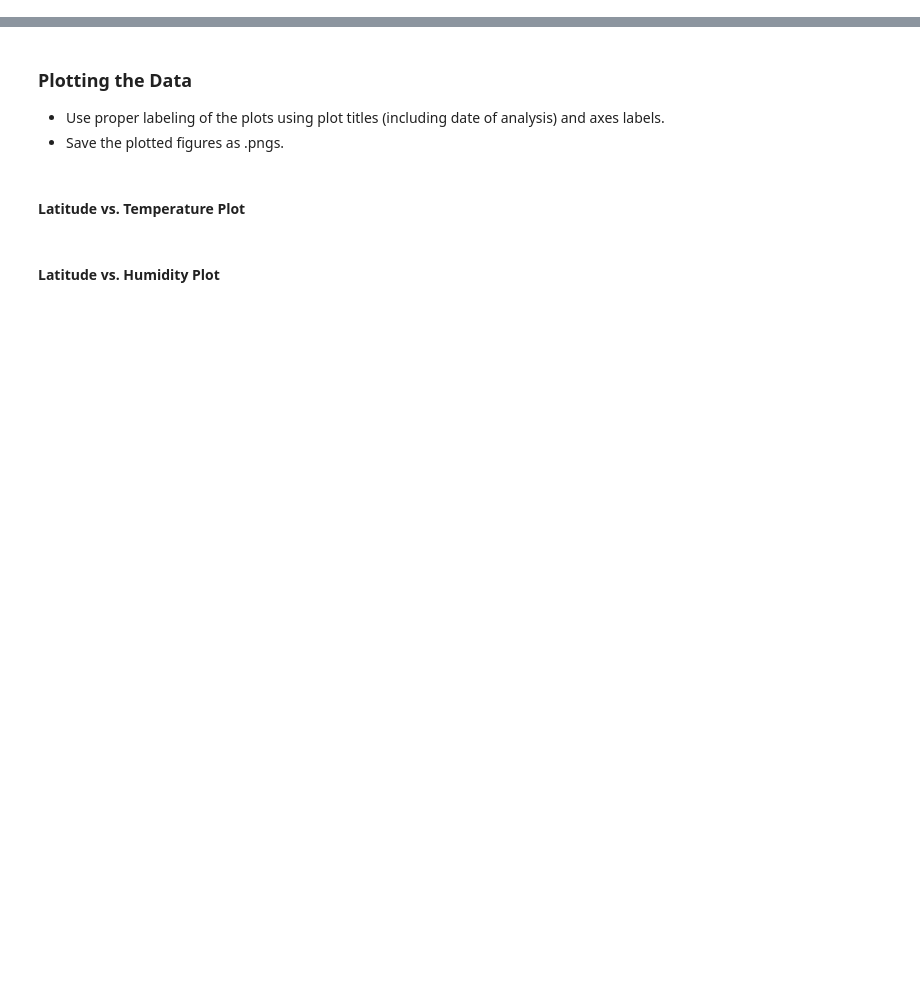
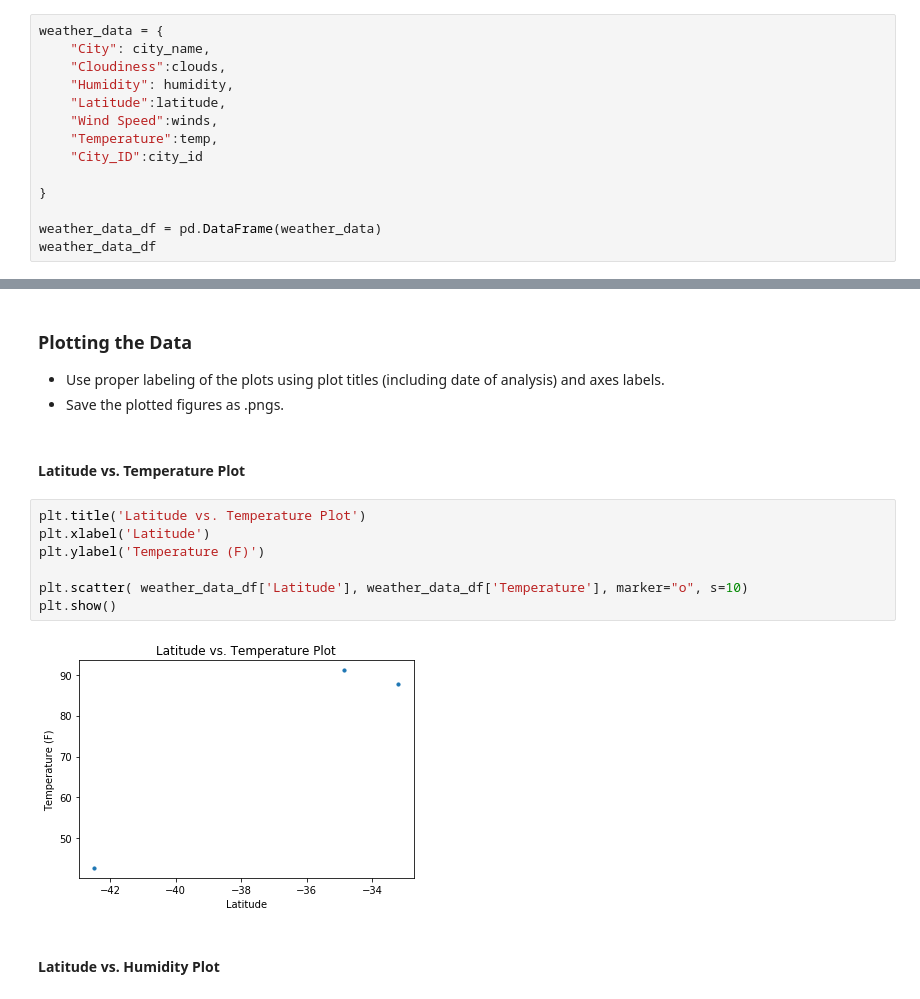
Before and after one commit to GABBAS65/API_Homework, a Jupyter notebook: WeatherPy/WeatherPy.ipynb, the cells around one changed output, grey strips where cells are left out. Cells and saved outputs as stored; diff of their text form; blank space fills up the shorter version.

```diff
--- a/WeatherPy/WeatherPy.ipynb
+++ b/WeatherPy/WeatherPy.ipynb
@@ -58,3 +95,17 @@ len(cities)
 ### Convert Raw Data to DataFrame
 * Export the city data into a .csv.
 * Display the DataFrame
+# %%
+weather_data = {
+    "City": city_name,
+    "Cloudiness":clouds,
+    "Humidity": humidity,
+    "Latitude":latitude,
+    "Wind Speed":winds,
+    "Temperature":temp,
+    "City_ID":city_id
+
+}
+
+weather_data_df = pd.DataFrame(weather_data)
+weather_data_df
@@ -64,5 +120,14 @@ len(cities)
 * Save the plotted figures as .pngs.
 # %% [markdown]
 #### Latitude vs. Temperature Plot
+# %%
+plt.title('Latitude vs. Temperature Plot')
+plt.xlabel('Latitude')
+plt.ylabel('Temperature (F)')
+
+plt.scatter( weather_data_df['Latitude'], weather_data_df['Temperature'], marker="o", s=10)
+plt.show()
+# %% [output]
+[figure, added]
 # %% [markdown]
 #### Latitude vs. Humidity Plot
```
Also changed, not shown: parts of 6 cells of this notebook.
